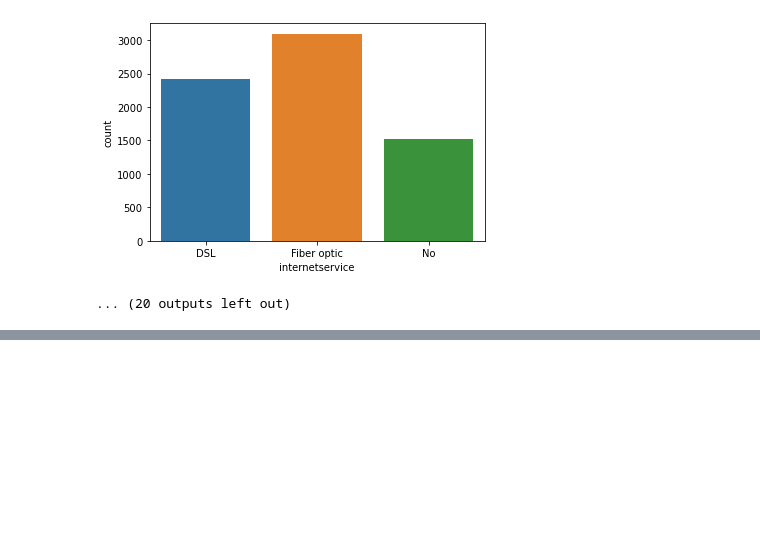
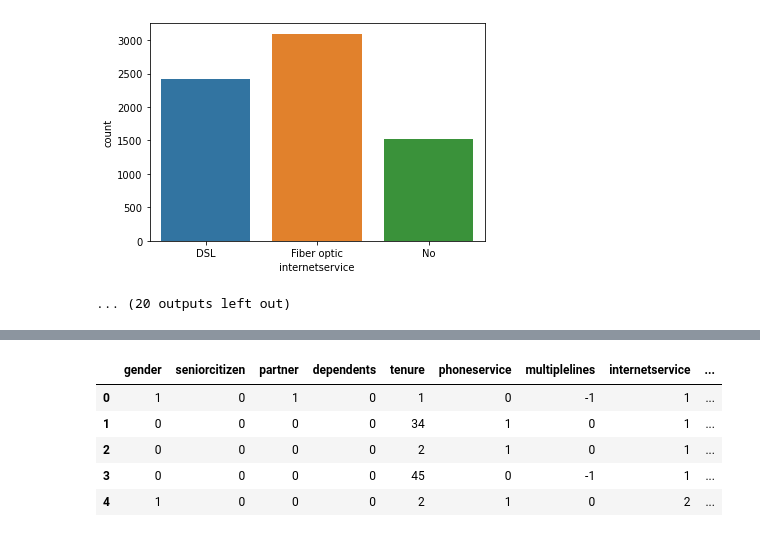
Before and after one commit to noproblem-james/churn-ml-case-study, a Jupyter notebook: eda.ipynb, the cells around one changed output, grey strips where cells are left out. Drawn from its saved outputs; the diff is of its cells as text; code cells hidden in the pictures; blank space fills up the shorter version.

```diff
--- a/eda.ipynb
+++ b/eda.ipynb
@@ -141,0 +207,40 @@ internetservice
+# %%
+internet_map = {
+    "DSL": 1,
+    "Fiber optic": 2,
+    "No": 0
+}
+# %%
+pay_map = {
+    'Mailed check': 1,
+    'Electronic check': 2,
+    'Bank transfer (automatic)': 3,
+    'Credit card (automatic)': 4
+}
+# %%
+gender_map = {
+    "Male": 0,
+    "Female": 1
+}
+# %%
+df_model = (
+    df_new.copy()
+    .assign(
+        contract=lambda x: x["contract"].map(contract_map),
+        internetservice=lambda x: x["internetservice"].map(internet_map),
+        paymentmethod=lambda x: x["paymentmethod"].map(pay_map),
+        gender=lambda x: x["gender"].map(gender_map),
+        totalcharges=lambda x: x["totalcharges"].replace({" ": 0}).astype(float)
+    )
+    .replace(master_map)
+    .drop("customerid", axis=1)
+ )
+# %%
+df_model.head()
+# %% [output]
+|  | gender | seniorcitizen | partner | dependents | tenure | phoneservice | multiplelines | internetservice | ... |
+| 0 | 1 | 0 | 1 | 0 | 1 | 0 | -1 | 1 | ... |
+| 1 | 0 | 0 | 0 | 0 | 34 | 1 | 0 | 1 | ... |
+| 2 | 0 | 0 | 0 | 0 | 2 | 1 | 0 | 1 | ... |
+| 3 | 0 | 0 | 0 | 0 | 45 | 0 | -1 | 1 | ... |
+| 4 | 1 | 0 | 0 | 0 | 2 | 1 | 0 | 2 | ... |
```
Also changed, not shown: parts of 24 cells of this notebook.
